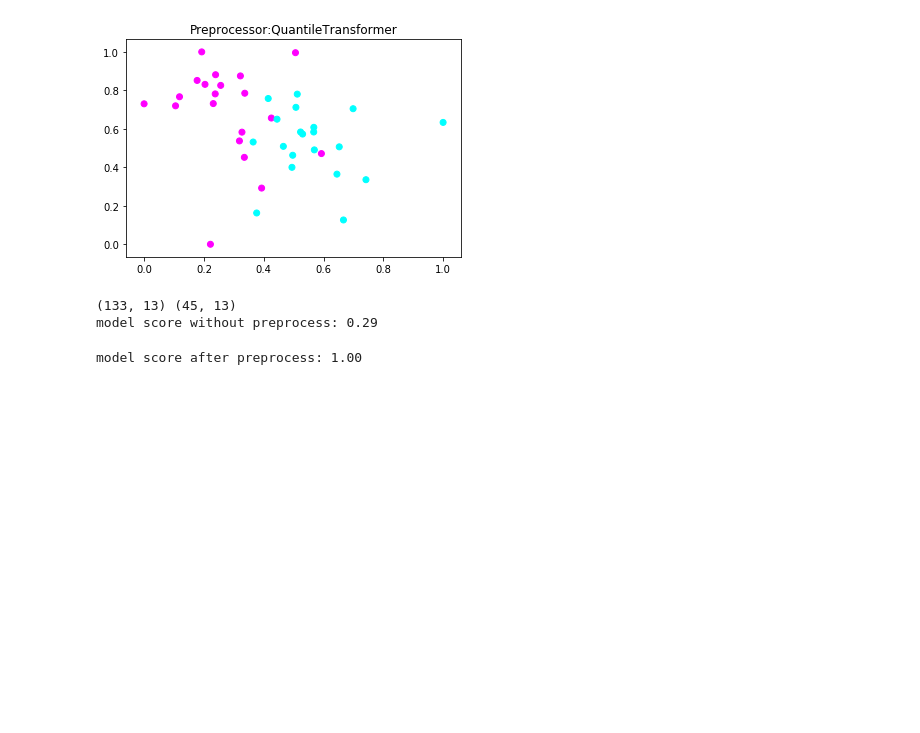
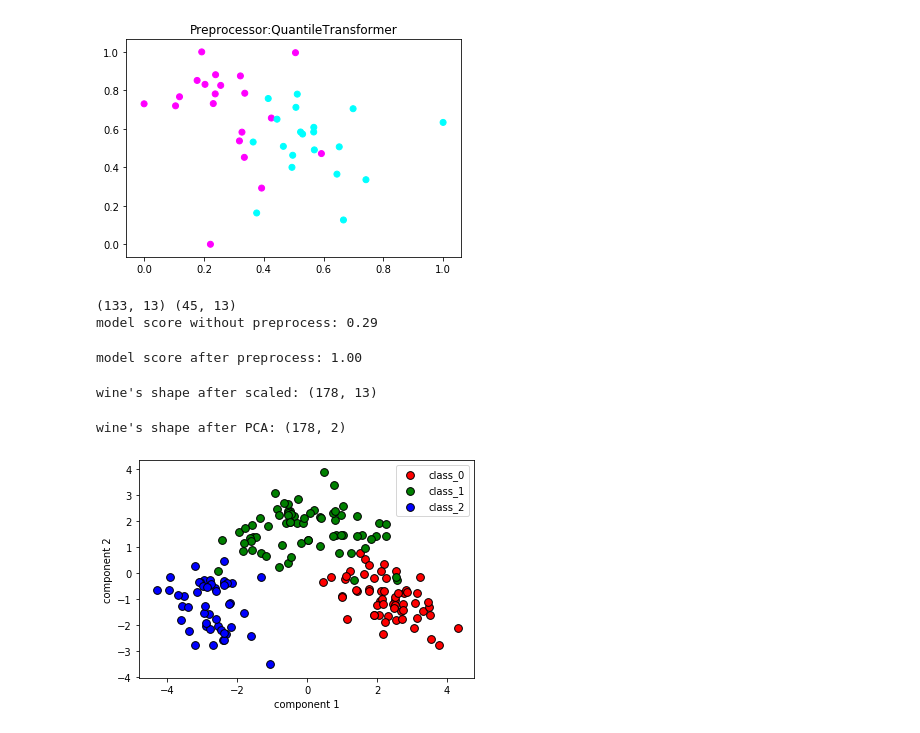
Before and after one commit to Seanoy/PythonLearning, a Jupyter notebook: machine_learning/preprocessor.ipynb, the cells around one changed output. Drawn from its saved outputs; the diff is of its cells as text; code cells hidden in the pictures; blank space fills up the shorter version.

```diff
--- a/machine_learning/preprocessor.ipynb
+++ b/machine_learning/preprocessor.ipynb
@@ -122,3 +124,42 @@ print('model score after preprocess: {:.2f}'.format(mlp.score(X_test_pp, y_test)
 # 数据经过预处理之后分数从0.29飙升到1.00，就是说MLP模型对数据完美分类。
 # %% [output]
 model score after preprocess: 1.00
+# %%
+# 数据降维
+# 主成分分析法（Principal Component Analysis，PCA），它通过提取样本中关键的特征值来降低模型的复杂度。
+from sklearn.preprocessing import StandardScaler
+scaler = StandardScaler()
+X = wine.data
+y = wine.target
+X_scaled = scaler.fit_transform(X)
+print("wine's shape after scaled:", X_scaled.shape)
+# 可以看到有178个样本，每个样本各有13个特征变量
+# %% [output]
+wine's shape after scaled: (178, 13)
+# %%
+# 使用PCA进行数据预处理（数据降维）
+from sklearn.decomposition import PCA
+import matplotlib.pyplot as plt
+# 设置主成分数量为2便于可视化
+pca = PCA(n_components=2)
+X_pca = pca.fit_transform(X_scaled)
+print("wine's shape after PCA:", X_pca.shape)
+# 可以看到178个样本的特征数量只剩下2个了
+# %% [output]
+wine's shape after PCA: (178, 2)
+# %%
+# 使用PCA降维的数据进行可视化处理
+X0 = X_pca[wine.target == 0]
+X1 = X_pca[wine.target == 1]
+X2 = X_pca[wine.target == 2]
+# 绘制散点图
+plt.scatter(X0[:, 0], X0[:, 1], c='r', s=60, edgecolors='k')
+plt.scatter(X1[:, 0], X1[:, 1], c='g', s=60, edgecolors='k')
+plt.scatter(X2[:, 0], X2[:, 1], c='b', s=60, edgecolors='k')
+# 设置图注
+plt.legend(wine.target_names, loc='best')
+plt.xlabel('component 1')
+plt.ylabel('component 2')
+plt.show()
+# %% [output]
+[figure, added]
```
Also changed, not shown: parts of 5 cells of this notebook, 1 other file.
